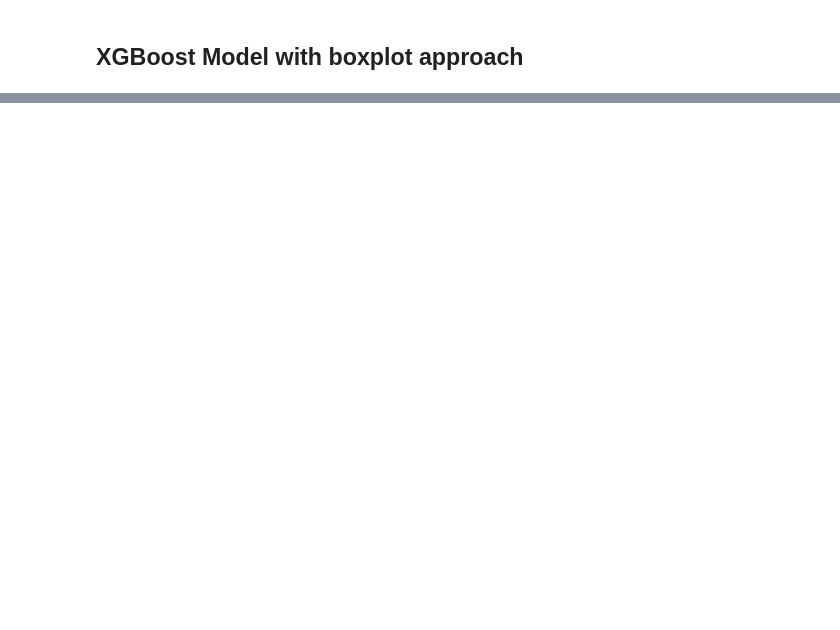
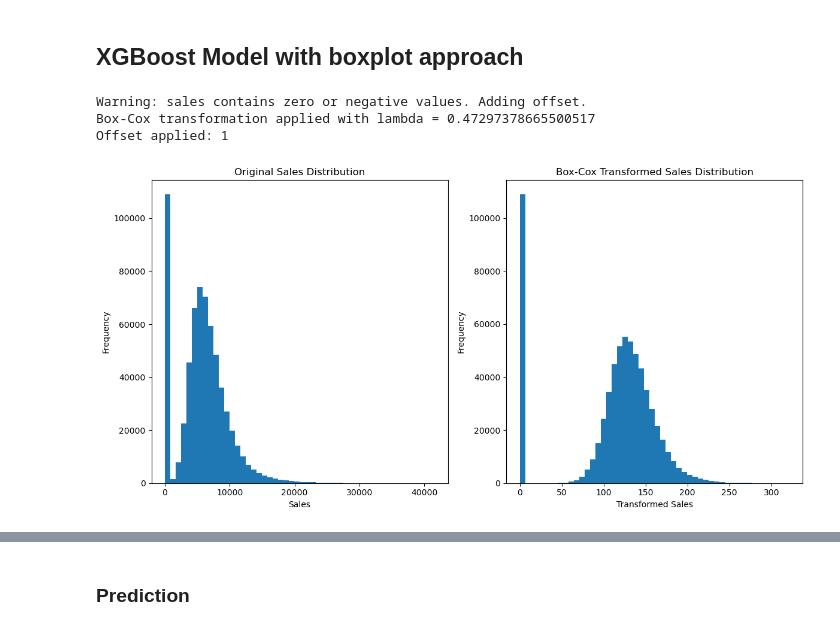
Before and after one commit to JeanDenisD/ironkaggle, a Jupyter notebook: ironkaggle_g4.ipynb, the cells around one changed output, grey strips where cells are left out. Drawn from its saved outputs; the diff is of its cells as text; code cells hidden in the pictures; blank space fills up the shorter version.

Commit message:
Final with prediction

```diff
--- a/ironkaggle_g4.ipynb
+++ b/ironkaggle_g4.ipynb
@@ -598,2 +598,80 @@ Test R²  : 0.882
 # %% [markdown]
 ## XGBoost Model with boxplot approach
+# %%
+
+# Applying Box-Cox Transformation to try to stablize variance and make the data more normally distributed
+from scipy import stats
+from sklearn.preprocessing import PowerTransformer
+
+def apply_boxcox_transformation(df, target_column='sales'):
+    """
+    Apply Box-Cox transformation to the target variable and return the transformed data
+    along with the lambda parameter for inverse transformation later.
+    """
+    # Create a copy of the dataframe to avoid modifying the original
+    df_transformed = df.copy()
+
+    # Make sure the target column has positive values (Box-Cox requirement)
+    if (df_transformed[target_column] <= 0).any():
+        print(f"Warning: {target_column} contains zero or negative values. Adding offset.")
+        # Add small offset to make all values positive
+        offset = abs(df_transformed[target_column].min()) + 1
+        df_transformed[target_column] = df_transformed[target_column] + offset
+    else:
+        offset = 0
+
+    # Apply Box-Cox transformation
+    transformed_target, lambda_param = stats.boxcox(df_transformed[target_column])
+
+    # Replace the original column with the transformed values
+    df_transformed[f'{target_column}_boxcox'] = transformed_target
+
+    print(f"Box-Cox transformation applied with lambda = {lambda_param}")
+    print(f"Offset applied: {offset}")
+
+    return df_transformed, lambda_param, offset
+
+def inverse_boxcox_transform(transformed_values, lambda_param, offset=0):
+    """
+    Apply inverse Box-Cox transformation to get back original scale values.
+    """
+    if lambda_param == 0:
+        original_values = np.exp(transformed_values)
+    else:
+        original_values = np.power(lambda_param * transformed_values + 1, 1/lambda_param)
+
+    # Remove the offset if it was applied
+    if offset > 0:
+        original_values = original_values - offset
+
+    return original_values
+
+# Apply the transformation
+customer_data_transformed, lambda_param, offset = apply_boxcox_transformation(customer_data)
+
+# Visualize the effect of the transformation
+plt.figure(figsize=(12, 6))
+
+plt.subplot(1, 2, 1)
+plt.hist(customer_data['sales'], bins=50)
+plt.title('Original Sales Distribution')
+plt.xlabel('Sales')
+plt.ylabel('Frequency')
+
+plt.subplot(1, 2, 2)
+plt.hist(customer_data_transformed['sales_boxcox'], bins=50)
+plt.title('Box-Cox Transformed Sales Distribution')
+plt.xlabel('Transformed Sales')
+plt.ylabel('Frequency')
+
+plt.tight_layout()
+plt.show()
+
+print(customer_data_transformed.head())
+#remove Nan values
+customer_data_transformed = customer_data_transformed.dropna()
+# %% [output]
+Warning: sales contains zero or negative values. Adding offset.
+Box-Cox transformation applied with lambda = 0.47297378665500517
+Offset applied: 1
+[figure, added]
@@ -599,0 +720,2 @@ Test R²  : 0.882
+# %% [markdown]
+### Prediction
```
Also changed, not shown: parts of 8 cells of this notebook.
